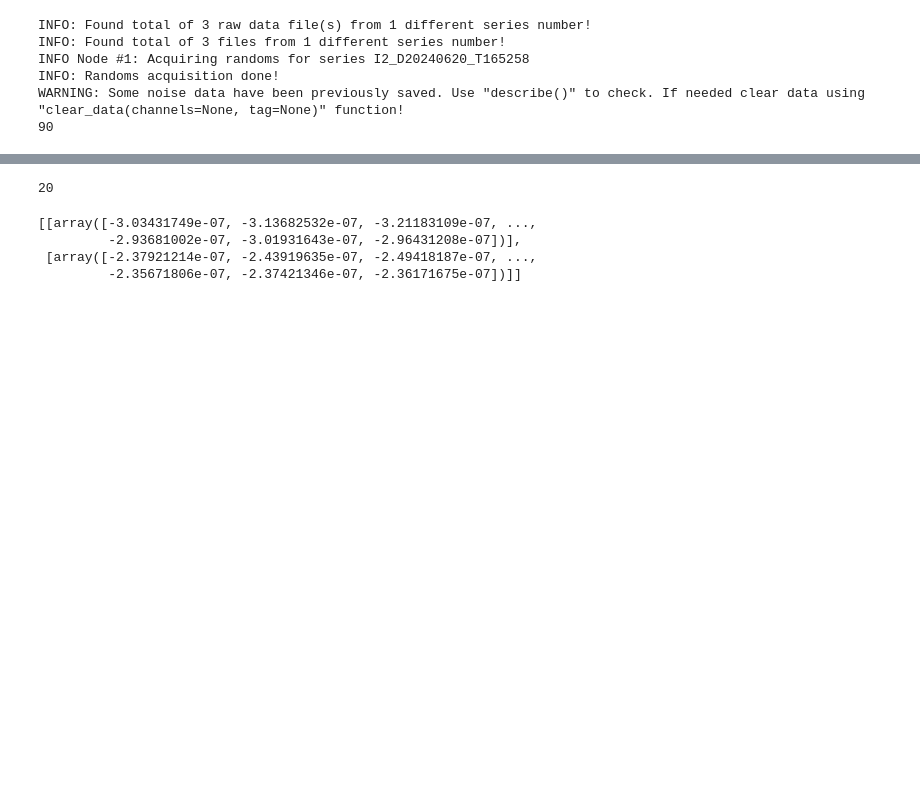
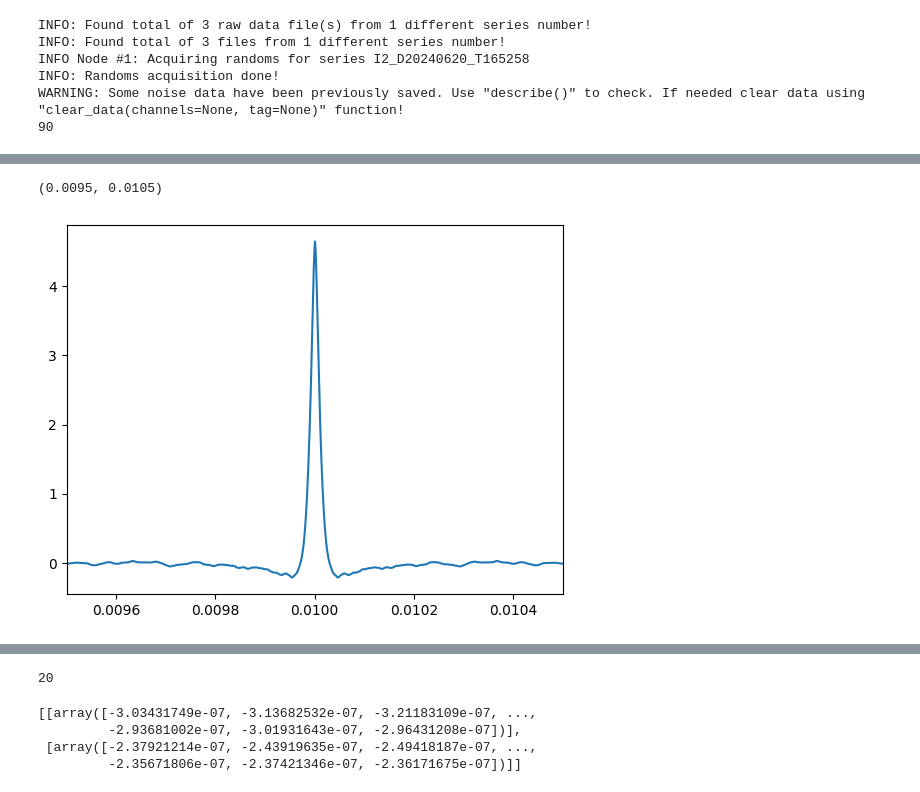
Before and after one commit to spice-herald/detprocess, a Jupyter notebook: examples/salting.ipynb, the cells around one changed output, grey strips where cells are left out. Cells and saved outputs as stored; diff of their text form; code cells hidden in the pictures; blank space fills up the shorter version.

```diff
--- a/examples/salting.ipynb
+++ b/examples/salting.ipynb
@@ -519,3 +538,9 @@ plt.xlim(0.0095,0.0105)
+# %%
+plt.plot(time_array,filttest[84][1][0])
+plt.xlim(0.0095,0.0105)
+# %% [output]
+(0.0095, 0.0105)
+[figure, added]
 # %%
 salt._dataframe
 # %% [output]
```
Also changed, not shown: parts of 28 cells of this notebook, 1 other file.
